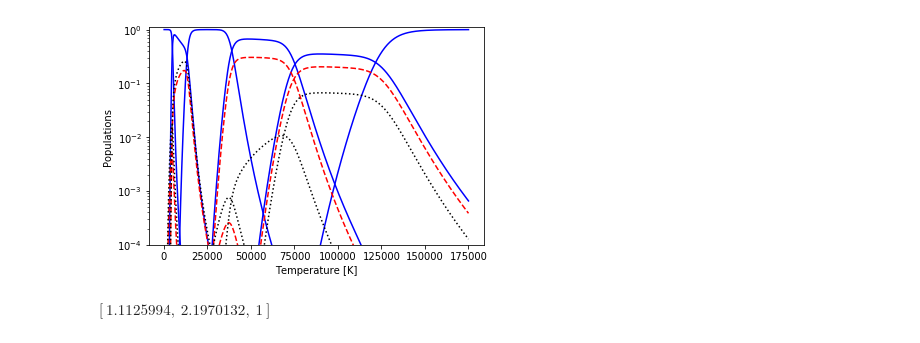
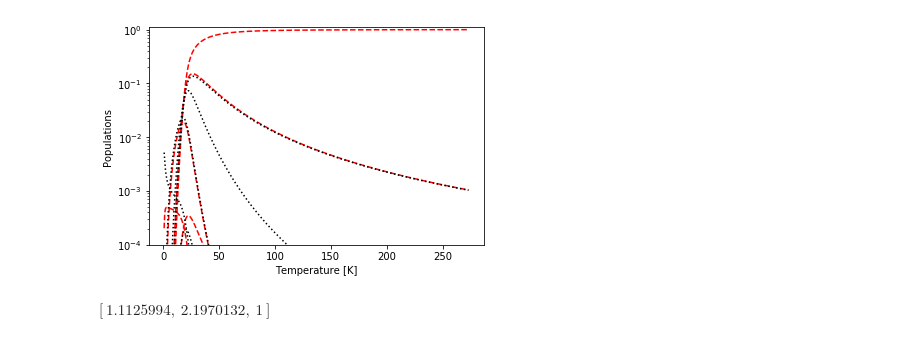
Before and after one commit to meudnaes/AST4310, a Jupyter notebook: CA_atom.ipynb, the cells around one changed output. Saved outputs shown, nothing was run; the diff lists cells and outputs as text; code cells hidden in the pictures.

```diff
--- a/CA_atom.ipynb
+++ b/CA_atom.ipynb
@@ -104,14 +104,14 @@ class Atom:
         ax.set_xlabel('Temperature [K]')
         ax.set_ylabel('Populations')
 # %%
-my_atom = Atom("Ca_atom.txt")
+my_atom = Atom("O_atom.txt")
 #temp = 5000*units.K
-temp = np.linspace(100, 175000, 500)*units.K
+temp = np.linspace(1, 273, 500)*units.K
 #my_atom.compute_partition_function(temp)
 e_press = 100*units.Pa
 my_atom.plot_payne(temp, e_press)
 # %% [output]
-[figure, old version]
+[figure, new version]
 # %%
 # A simplified Ca atom
 ca_ionisation = units.Quantity([0.98, 2.88], unit='aJ')
```
Also changed, not shown: parts of 4 cells of this notebook, 1 other file.
